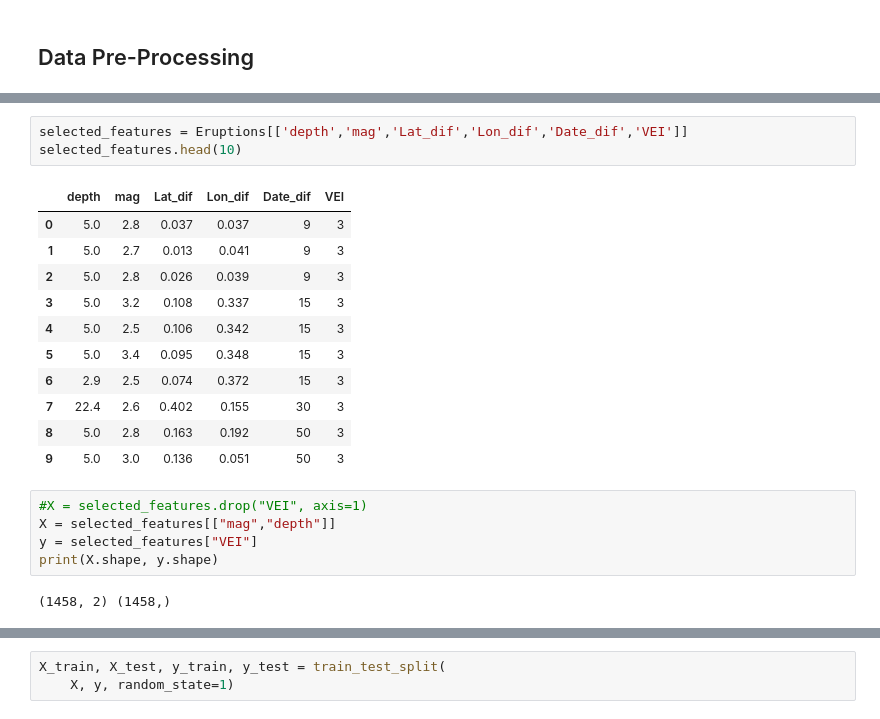
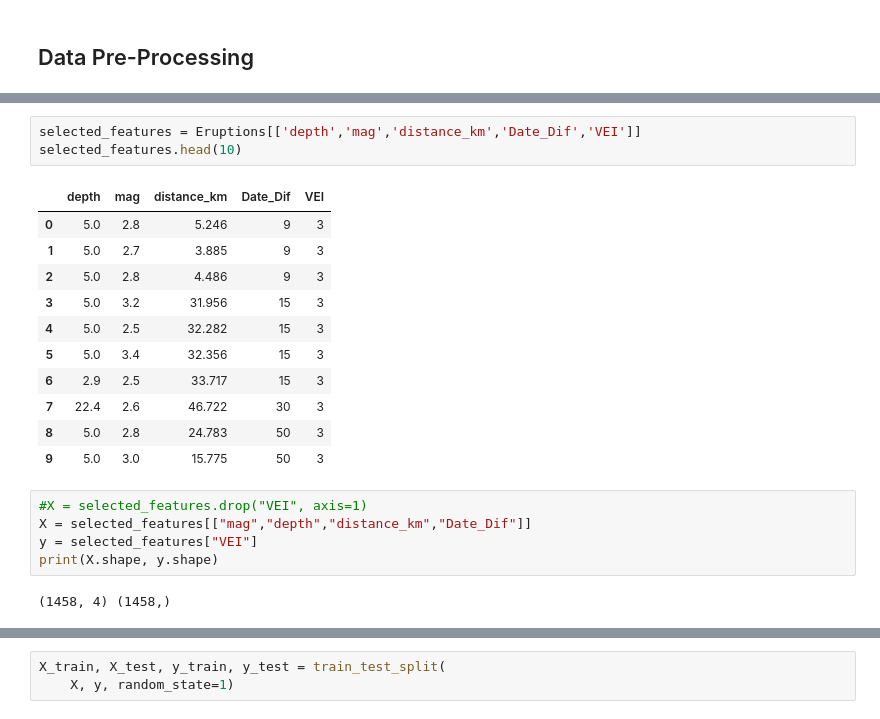
Before and after one commit to gonzaloreusch/Groundbreaking, a Jupyter notebook: VEI_Regression_Simplified.ipynb, the cells around one changed output, grey strips where cells are left out. Cells and saved outputs as stored; diff of their text form.

```diff
--- a/VEI_Regression_Simplified.ipynb
+++ b/VEI_Regression_Simplified.ipynb
@@ -46,23 +57,23 @@ Date_dif             int64
 dtype: object
 # %%
-selected_features = Eruptions[['depth','mag','Lat_dif','Lon_dif','Date_dif','VEI']]
+selected_features = Eruptions[['depth','mag','distance_km','Date_Dif','VEI']]
 selected_features.head(10)
 # %% [output]
-|  | depth | mag | Lat_dif | Lon_dif | Date_dif | VEI |
-| 0 | 5.0 | 2.8 | 0.037 | 0.037 | 9 | 3 |
-| 1 | 5.0 | 2.7 | 0.013 | 0.041 | 9 | 3 |
-| 2 | 5.0 | 2.8 | 0.026 | 0.039 | 9 | 3 |
-| 3 | 5.0 | 3.2 | 0.108 | 0.337 | 15 | 3 |
-| 4 | 5.0 | 2.5 | 0.106 | 0.342 | 15 | 3 |
-| 5 | 5.0 | 3.4 | 0.095 | 0.348 | 15 | 3 |
-| 6 | 2.9 | 2.5 | 0.074 | 0.372 | 15 | 3 |
-| 7 | 22.4 | 2.6 | 0.402 | 0.155 | 30 | 3 |
-| 8 | 5.0 | 2.8 | 0.163 | 0.192 | 50 | 3 |
-| 9 | 5.0 | 3.0 | 0.136 | 0.051 | 50 | 3 |
+|  | depth | mag | distance_km | Date_Dif | VEI |
+| 0 | 5.0 | 2.8 | 5.246 | 9 | 3 |
+| 1 | 5.0 | 2.7 | 3.885 | 9 | 3 |
+| 2 | 5.0 | 2.8 | 4.486 | 9 | 3 |
+| 3 | 5.0 | 3.2 | 31.956 | 15 | 3 |
+| 4 | 5.0 | 2.5 | 32.282 | 15 | 3 |
+| 5 | 5.0 | 3.4 | 32.356 | 15 | 3 |
+| 6 | 2.9 | 2.5 | 33.717 | 15 | 3 |
+| 7 | 22.4 | 2.6 | 46.722 | 30 | 3 |
+| 8 | 5.0 | 2.8 | 24.783 | 50 | 3 |
+| 9 | 5.0 | 3.0 | 15.775 | 50 | 3 |
 # %%
 #X = selected_features.drop("VEI", axis=1)
-X = selected_features[["mag","depth"]]
+X = selected_features[["mag","depth","distance_km","Date_Dif"]]
 y = selected_features["VEI"]
 print(X.shape, y.shape)
 # %% [output]
-(1458, 2) (1458,)
+(1458, 4) (1458,)
```
Also changed, not shown: parts of 9 cells of this notebook.
